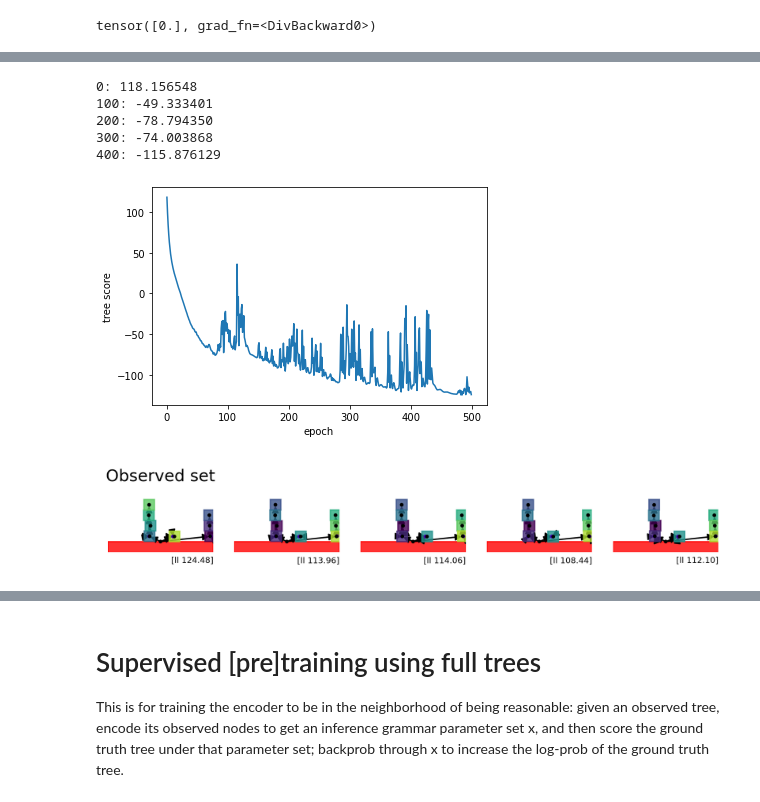
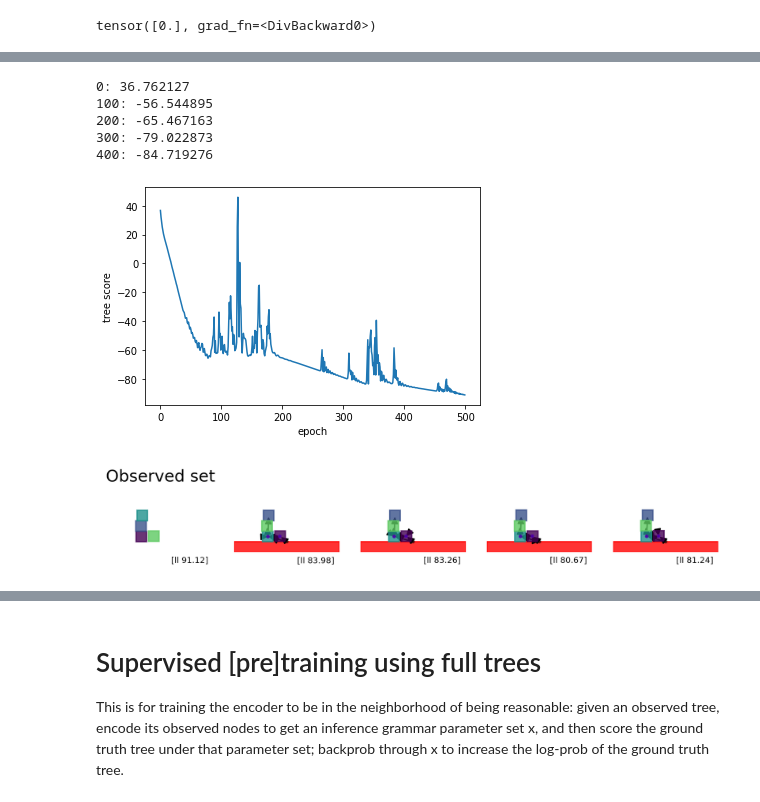
Before and after one commit to gizatt/spatial_scene_grammars, a Jupyter notebook: spatial_scene_grammars_examples/planar_box_stacks_complex/train_grammar_encoder.ipynb, the cells around one changed output, grey strips where cells are left out. Drawn from its saved outputs; the diff is of its cells as text; code cells hidden in the pictures.

```diff
--- a/spatial_scene_grammars_examples/planar_box_stacks_complex/train_grammar_encoder.ipynb
+++ b/spatial_scene_grammars_examples/planar_box_stacks_complex/train_grammar_encoder.ipynb
@@ -158,10 +160,9 @@ tensor([0.], grad_fn=<DivBackward0>)
 # Make a bigger dataset of observed trees
 full_trees_for_training = []
 observed_nodes_for_training = []
-def make_dataset(N=100):
-    full_trees = []
-    observed_nodes = []
-    for k in range(N):
+def make_training_example():
+    success = False
+    while not success:
         scene_trees, success = sample_tree_from_grammar_with_constraints(
             grammar,
             constraints=[
@@ -170,26 +171,34 @@ def make_dataset(N=100):
             max_num_attempts=1000,
             backend="rejection",#"metropolis_procedural_modeling",
         )
-        if not success:
-            continue
-        full_trees.append(scene_trees[0])
-        observed_nodes.append([n for n in scene_trees[0].nodes if isinstance(n, TerminalNode)])
+    return scene_trees[0], [n for n in scene_trees[0].nodes if isinstance(n, TerminalNode)]
+
+def make_dataset(N=100):
+    full_trees = []
+    observed_nodes = []
+    for k in range(N):
+        new_tree, new_observed_nodes = make_training_example()
+        full_trees.append(new_tree)
+        observed_nodes.append(new_observed_nodes)
     return full_trees, observed_nodes
-full_trees_for_training, observed_nodes_for_training = make_dataset(400)
+full_trees_for_training, observed_nodes_for_training = make_dataset(100)
 full_trees_for_testing, observed_nodes_for_testing = make_dataset(100)
+# %%
+observed_trees_for_training = make_observed_trees(full_trees_for_training)
+observed_nodes_for_testing = make_observed_trees(full_trees_for_testing)
 # %%
 # Try it out with an overparam'd form of the original grammar
 inference_grammar = FullyParameterizedSuperTreeGrammar(root_node_type=Ground, root_node_instantiation_dict=root_inst_dict)
 #inference_grammar = FullyParameterizedGrammar(root_node_type=Ground, root_node_instantiation_dict=root_inst_dict)
 #inference_grammar = SceneGrammar(root_node_type=Ground, root_node_instantiation_dict=root_inst_dict)
-config = GrammarEncoder.Config(rnn_type="GRU")
+config = GrammarEncoder.Config(rnn_type="GCN", gru_num_layers=5)
 encoder = GrammarEncoder(inference_grammar, 512, config=config)
 x = encoder(observed_nodes_for_training[0])
 
-if 1:
+if 0:
     # Load encoder from saved run.
-    #weight_path = "saved_models/20210609/encoder_supervised_gru_43.1707.torch"
-    weight_path = "saved_models/checkpoints/1500_24.505.torch"
+    #weight_path = "saved_models/20210602/encoder_supervised_-202.3508.torch"
+    weight_path = "saved_models/20210610/encoder_supervised_gru_17.6656.torch"
     encoder.load_state_dict(torch.load(weight_path))
     encoder.eval()
 # %%
@@ -226,46 +235,46 @@ Text(0.5, 0.98, 'Draws from encoder/decoder before any training, on TEST')
 # %%
 # Sanity-check grad descent: given a ground truth tree, can we
 # recover the params of the auxiliary model that recover it?
-full_tree = full_trees_for_training[2]
+full_tree = full_trees_for_training[4]
 Nx = encoder.n_parameters
 x = torch.normal(mean=torch.zeros(Nx), std=torch.ones(Nx)*0.1)
 x.requires_grad = True
 optimizer = torch.optim.Adam([x], lr=0.1)
 scheduler = torch.optim.lr_scheduler.ReduceLROnPlateau(optimizer, mode="min", patience=50, factor=0.5)
 scores = []
 for epoch in range(500):
     optimizer.zero_grad()
     score = -encoder.score_tree_with_grammar_vector(full_tree, x, detach=True)
     scores.append(score.detach().item())
     if epoch % 100 == 0:
         print("%d: %f" % (epoch, score))
     score.backward()
     optimizer.step()
     scheduler.step(score)
 plt.plot(scores)
 plt.xlabel("epoch")
 plt.ylabel("tree score")
 # Draw samples from the recovered vector
 plt.figure(dpi=300).set_size_inches(8, 4)
 N_width = 5
 plt.subplot(1, N_width, 1)
-draw_boxes(full_tree, fig=plt.gcf(), ax=plt.gca(), block=False)
+draw_boxes(observed_trees_for_training[4], fig=plt.gcf(), ax=plt.gca(), block=False)
 plt.text(x=1., y=-2., s="[ll %0.2f]" % -score, fontsize=6)
 plt.title("Observed set")
 for k in range(N_width - 1):
     ax = plt.subplot(1, N_width, k + 2)
     plt.title("Sample %d" % k)
     sampled_tree, proposal_density, _ = encoder.sample_tree_from_grammar_vector(x)
     draw_boxes(sampled_tree, fig=fig, ax=ax, block=False)
     plt.text(x=1., y=-2., s="[ll %0.2f]" % proposal_density, fontsize=6)
 # %% [output]
-0: 118.156548
-100: -49.333401
-200: -78.794350
-300: -74.003868
-400: -115.876129
+0: 36.762127
+100: -56.544895
+200: -65.467163
+300: -79.022873
+400: -84.719276
-[figure, old version]
+[figure, new version]
-[figure, old version]
+[figure, new version]
 # %%
 # Sanity check a simpler auxiliary task: can the encoder spit out x s.t. the first element of x
 # is the number of objects?
```
Also changed, not shown: parts of 11 cells of this notebook.
